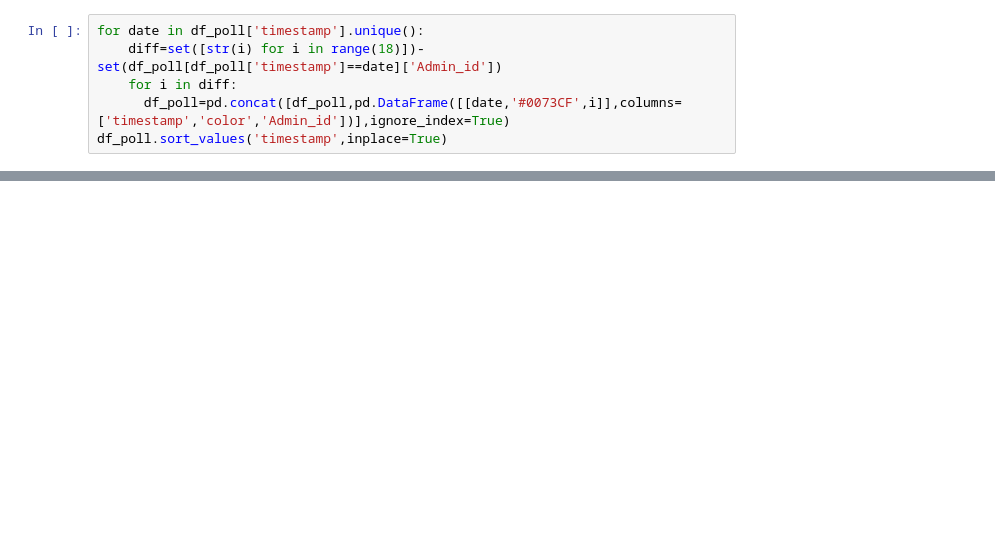
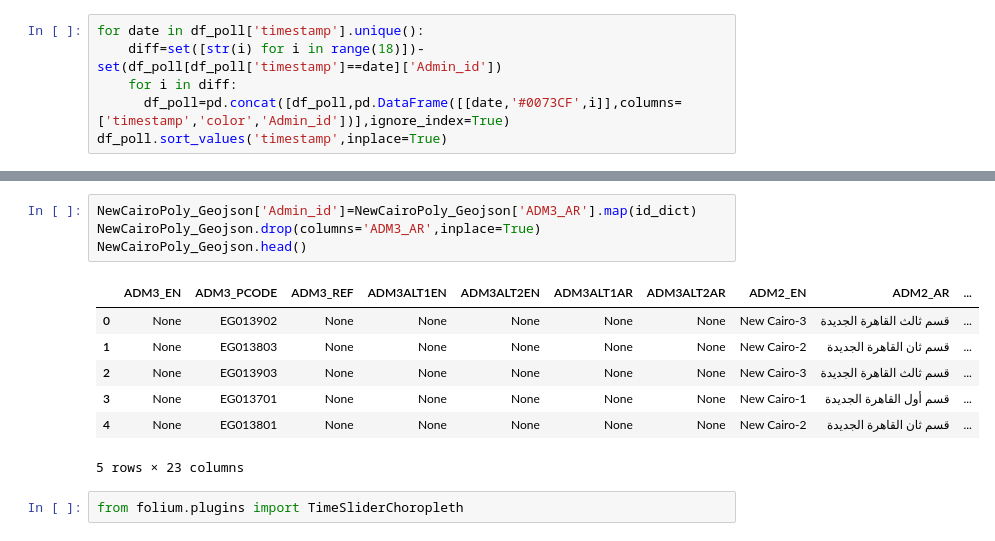
Before and after one commit to Youssef-Harby/report-it, a Jupyter notebook: Time-Series/TimeAnalysis_folium.ipynb, the cells around one changed output, grey strips where cells are left out. Cells and saved outputs as stored; diff of their text form; blank space fills up the shorter version.

```diff
--- a/Time-Series/TimeAnalysis_folium.ipynb
+++ b/Time-Series/TimeAnalysis_folium.ipynb
@@ -173,0 +174,14 @@ list(poll_dict.items())[10]
+# %%
+NewCairoPoly_Geojson['Admin_id']=NewCairoPoly_Geojson['ADM3_AR'].map(id_dict)
+NewCairoPoly_Geojson.drop(columns='ADM3_AR',inplace=True)
+NewCairoPoly_Geojson.head()
+# %% [output]
+|  | ADM3_EN | ADM3_PCODE | ADM3_REF | ADM3ALT1EN | ADM3ALT2EN | ADM3ALT1AR | ADM3ALT2AR | ADM2_EN | ADM2_AR | ... |
+| 0 | None | EG013902 | None | None | None | None | None | New Cairo-3 | قسم ثالث القاهرة الجديدة | ... |
+| 1 | None | EG013803 | None | None | None | None | None | New Cairo-2 | قسم ثان القاهرة الجديدة | ... |
+| 2 | None | EG013903 | None | None | None | None | None | New Cairo-3 | قسم ثالث القاهرة الجديدة | ... |
+| 3 | None | EG013701 | None | None | None | None | None | New Cairo-1 | قسم أول القاهرة الجديدة | ... |
+| 4 | None | EG013801 | None | None | None | None | None | New Cairo-2 | قسم ثان القاهرة الجديدة | ... |
+5 rows × 23 columns
+# %%
+from folium.plugins import TimeSliderChoropleth
```
Also changed, not shown: parts of 5 cells of this notebook, 1 other file.
